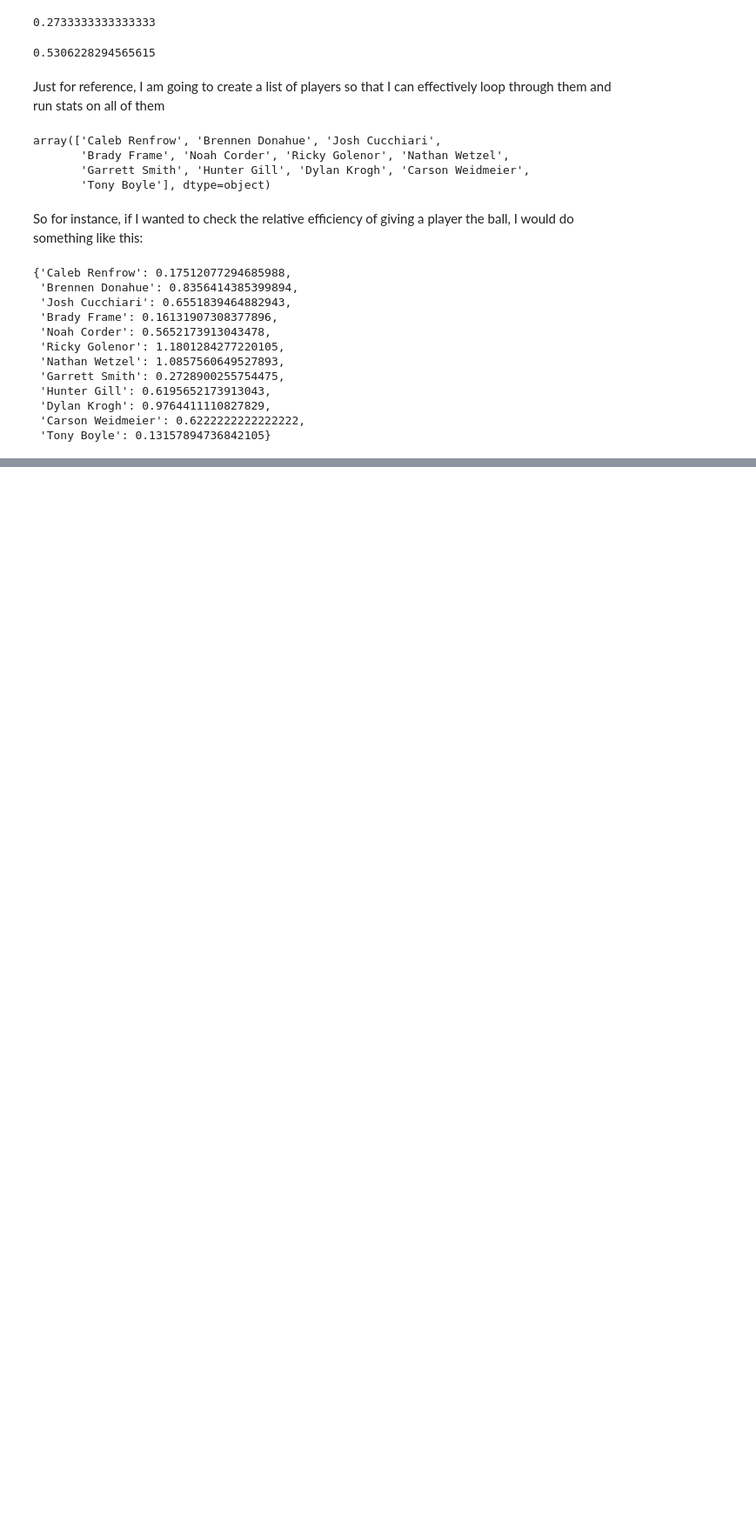
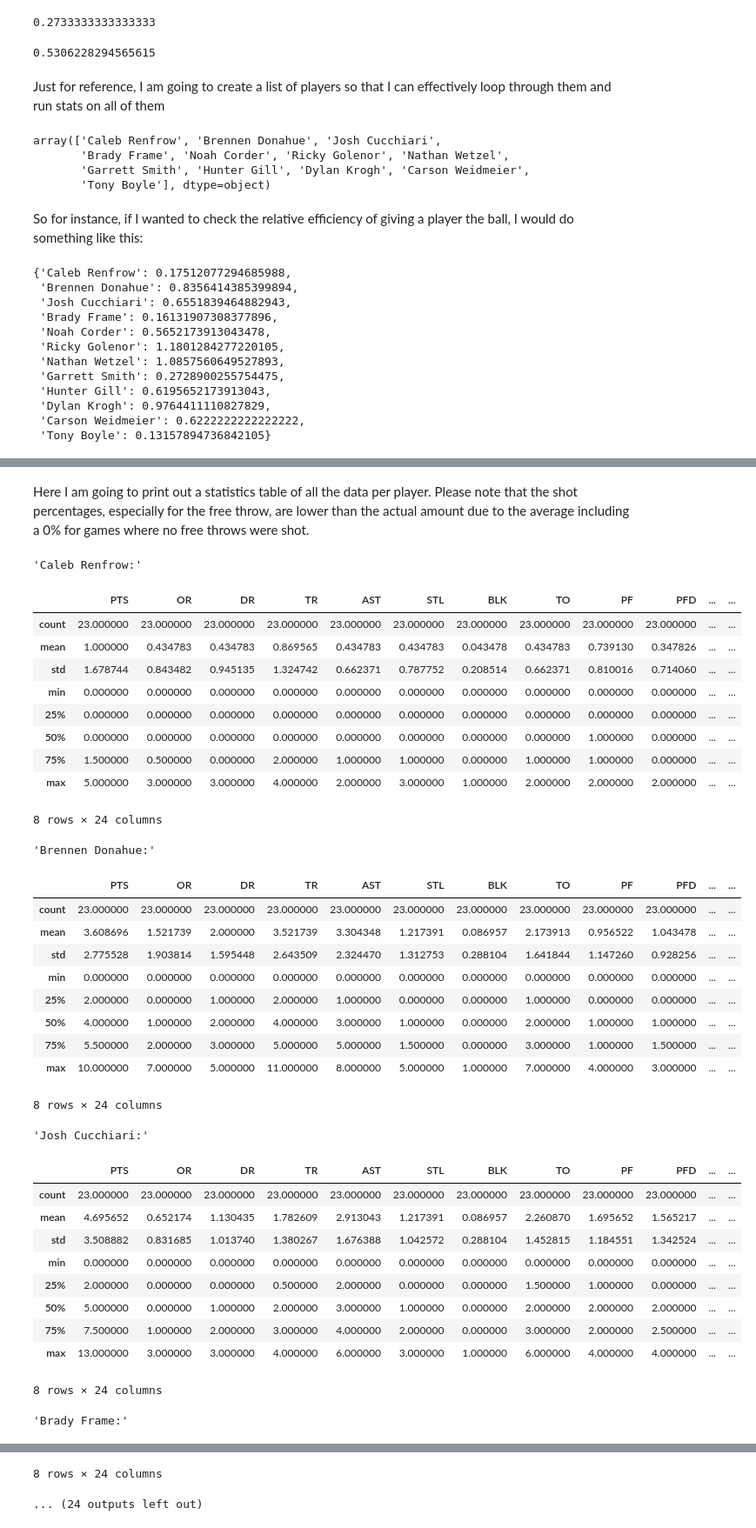
Before and after one commit to devinvs/BasketballStats, a Jupyter notebook: basketball.ipynb, the cells around one changed output, grey strips where cells are left out. Shown at 87% size. Cells and saved outputs as stored; diff of their text form; code cells hidden in the pictures; blank space fills up the shorter version.

Commit message:
Added player stats and overall value metric

```diff
--- a/basketball.ipynb
+++ b/basketball.ipynb
@@ -280,0 +306,43 @@ efficiency
+# %% [markdown]
+Here I am going to print out a statistics table of all the data per player. Please note that the shot percentages, especially for the free throw, are lower than the actual amount due to the average including a 0% for games where no free throws were shot.
+# %%
+from IPython.display import display
+
+for player in players:
+    display(f"{player}:")
+    display(stats[stats["Player"] == player].describe())
+# %% [output]
+'Caleb Renfrow:'
+|  | PTS | OR | DR | TR | AST | STL | BLK | TO | PF | PFD | ... | ... |
+| count | 23.000000 | 23.000000 | 23.000000 | 23.000000 | 23.000000 | 23.000000 | 23.000000 | 23.000000 | 23.000000 | 23.000000 | ... | ... |
+| mean | 1.000000 | 0.434783 | 0.434783 | 0.869565 | 0.434783 | 0.434783 | 0.043478 | 0.434783 | 0.739130 | 0.347826 | ... | ... |
+| std | 1.678744 | 0.843482 | 0.945135 | 1.324742 | 0.662371 | 0.787752 | 0.208514 | 0.662371 | 0.810016 | 0.714060 | ... | ... |
+| min | 0.000000 | 0.000000 | 0.000000 | 0.000000 | 0.000000 | 0.000000 | 0.000000 | 0.000000 | 0.000000 | 0.000000 | ... | ... |
+| 25% | 0.000000 | 0.000000 | 0.000000 | 0.000000 | 0.000000 | 0.000000 | 0.000000 | 0.000000 | 0.000000 | 0.000000 | ... | ... |
+| 50% | 0.000000 | 0.000000 | 0.000000 | 0.000000 | 0.000000 | 0.000000 | 0.000000 | 0.000000 | 1.000000 | 0.000000 | ... | ... |
+| 75% | 1.500000 | 0.500000 | 0.000000 | 2.000000 | 1.000000 | 1.000000 | 0.000000 | 1.000000 | 1.000000 | 0.000000 | ... | ... |
+| max | 5.000000 | 3.000000 | 3.000000 | 4.000000 | 2.000000 | 3.000000 | 1.000000 | 2.000000 | 2.000000 | 2.000000 | ... | ... |
+8 rows × 24 columns
+'Brennen Donahue:'
+|  | PTS | OR | DR | TR | AST | STL | BLK | TO | PF | PFD | ... | ... |
+| count | 23.000000 | 23.000000 | 23.000000 | 23.000000 | 23.000000 | 23.000000 | 23.000000 | 23.000000 | 23.000000 | 23.000000 | ... | ... |
+| mean | 3.608696 | 1.521739 | 2.000000 | 3.521739 | 3.304348 | 1.217391 | 0.086957 | 2.173913 | 0.956522 | 1.043478 | ... | ... |
+| std | 2.775528 | 1.903814 | 1.595448 | 2.643509 | 2.324470 | 1.312753 | 0.288104 | 1.641844 | 1.147260 | 0.928256 | ... | ... |
+| min | 0.000000 | 0.000000 | 0.000000 | 0.000000 | 0.000000 | 0.000000 | 0.000000 | 0.000000 | 0.000000 | 0.000000 | ... | ... |
+| 25% | 2.000000 | 0.000000 | 1.000000 | 2.000000 | 1.000000 | 0.000000 | 0.000000 | 1.000000 | 0.000000 | 0.000000 | ... | ... |
+| 50% | 4.000000 | 1.000000 | 2.000000 | 4.000000 | 3.000000 | 1.000000 | 0.000000 | 2.000000 | 1.000000 | 1.000000 | ... | ... |
+| 75% | 5.500000 | 2.000000 | 3.000000 | 5.000000 | 5.000000 | 1.500000 | 0.000000 | 3.000000 | 1.000000 | 1.500000 | ... | ... |
+| max | 10.000000 | 7.000000 | 5.000000 | 11.000000 | 8.000000 | 5.000000 | 1.000000 | 7.000000 | 4.000000 | 3.000000 | ... | ... |
+8 rows × 24 columns
+'Josh Cucchiari:'
+|  | PTS | OR | DR | TR | AST | STL | BLK | TO | PF | PFD | ... | ... |
+| count | 23.000000 | 23.000000 | 23.000000 | 23.000000 | 23.000000 | 23.000000 | 23.000000 | 23.000000 | 23.000000 | 23.000000 | ... | ... |
+| mean | 4.695652 | 0.652174 | 1.130435 | 1.782609 | 2.913043 | 1.217391 | 0.086957 | 2.260870 | 1.695652 | 1.565217 | ... | ... |
+| std | 3.508882 | 0.831685 | 1.013740 | 1.380267 | 1.676388 | 1.042572 | 0.288104 | 1.452815 | 1.184551 | 1.342524 | ... | ... |
+| min | 0.000000 | 0.000000 | 0.000000 | 0.000000 | 0.000000 | 0.000000 | 0.000000 | 0.000000 | 0.000000 | 0.000000 | ... | ... |
+| 25% | 2.000000 | 0.000000 | 0.000000 | 0.500000 | 2.000000 | 0.000000 | 0.000000 | 1.500000 | 1.000000 | 0.000000 | ... | ... |
+| 50% | 5.000000 | 0.000000 | 1.000000 | 2.000000 | 3.000000 | 1.000000 | 0.000000 | 2.000000 | 2.000000 | 2.000000 | ... | ... |
+| 75% | 7.500000 | 1.000000 | 2.000000 | 3.000000 | 4.000000 | 2.000000 | 0.000000 | 3.000000 | 2.000000 | 2.500000 | ... | ... |
+| max | 13.000000 | 3.000000 | 3.000000 | 4.000000 | 6.000000 | 3.000000 | 1.000000 | 6.000000 | 4.000000 | 4.000000 | ... | ... |
+8 rows × 24 columns
+'Brady Frame:'
@@ -280,0 +358,2 @@ efficiency
+8 rows × 24 columns
+... (24 outputs left out)
```
Also changed, not shown: parts of 18 cells of this notebook.
